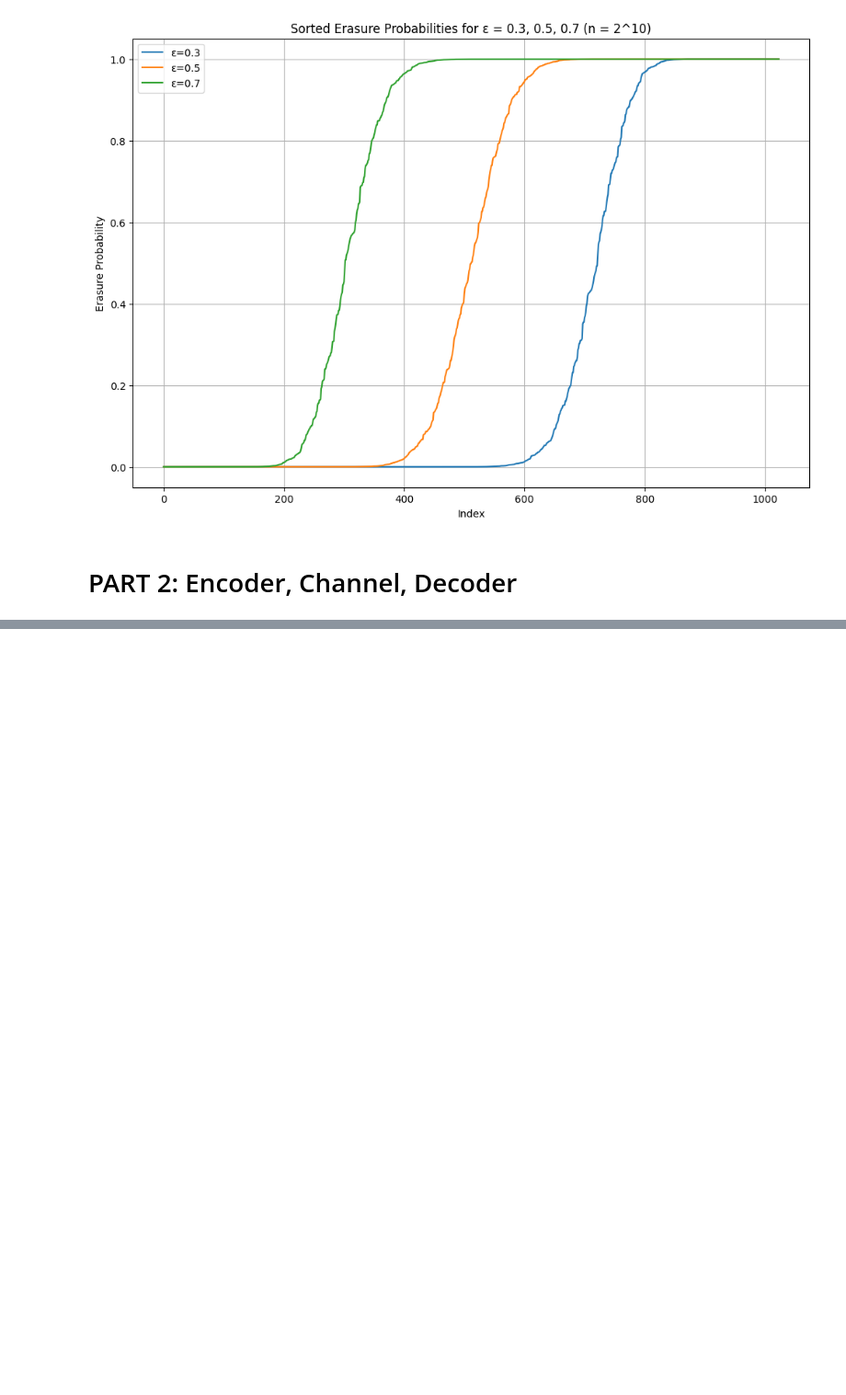
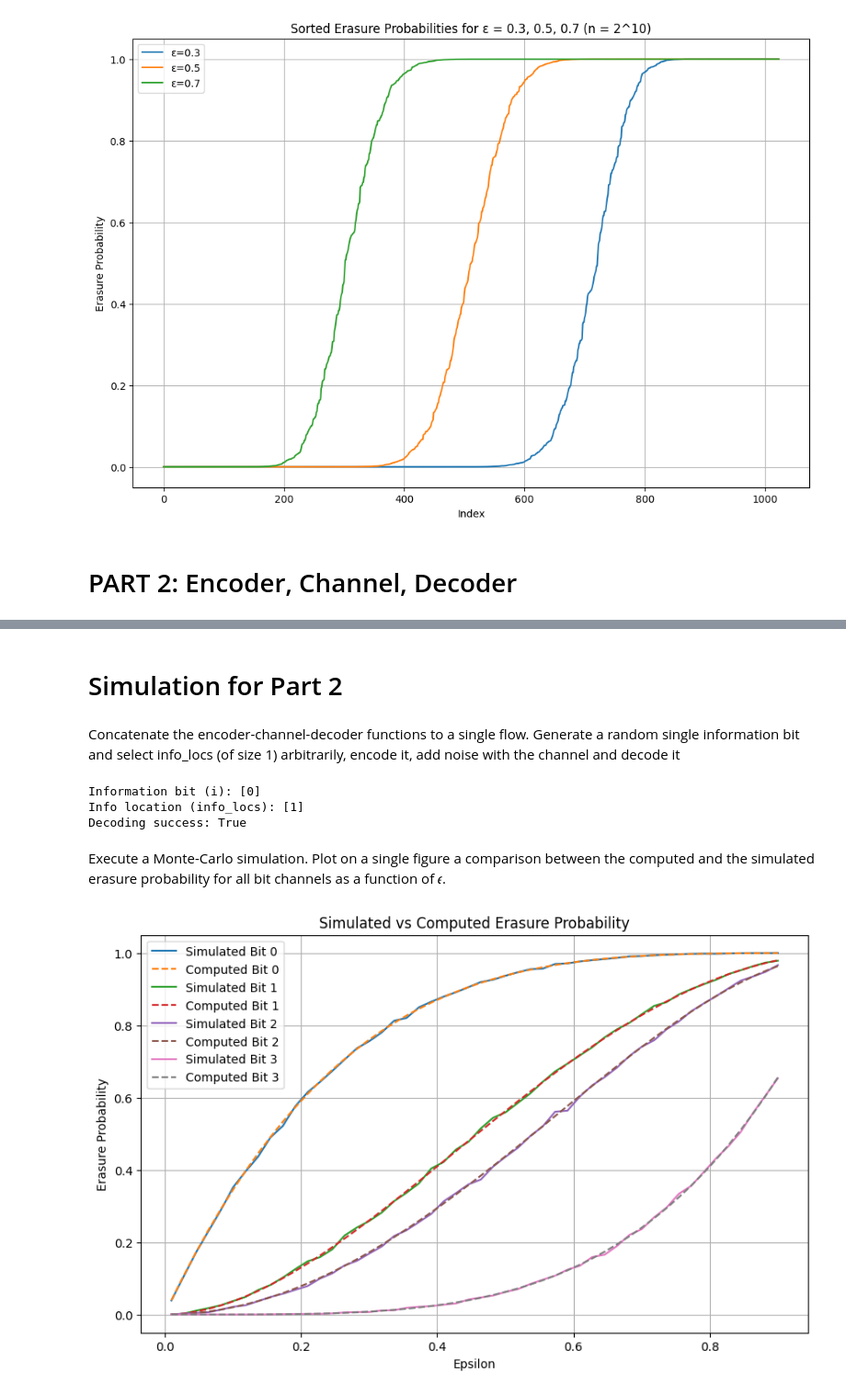
Before and after one commit to RonBartov/erasure-probabilities-and-error-correction, a Jupyter notebook: erasure_probabilities_and_error_correction.ipynb, the cells around one changed output, grey strips where cells are left out. Shown at 92% size. Cells and saved outputs as stored; diff of their text form; code cells hidden in the pictures; blank space fills up the shorter version.

Commit message:
Added first monte carlo simulation for comparison between the computed and the simulated erasure probability for all bit channels as a function of epsilon

```diff
--- a/erasure_probabilities_and_error_correction.ipynb
+++ b/erasure_probabilities_and_error_correction.ipynb
@@ -403,6 +449,3 @@ def transform_bits_array(input_array: np.ndarray) -> np.ndarray:
     output_array = encoded_array
 
     return output_array
-# %%
-a = np.array([1,-1,1,0])
-print(transform_bits_array(a))
@@ -538,0 +572,77 @@ def decoder(y: np.ndarray, info_locs: list) -> bool:
+# %% [markdown]
+# Simulation for Part 2
+# %% [markdown]
+Concatenate the encoder-channel-decoder functions to a single flow. Generate a random single
+information bit and select info_locs (of size 1) arbitrarily, encode it, add noise with the channel and
+decode it
+# %%
+# Generate a random information bit (0 or 1)
+i = [np.random.randint(0, 2)]
+
+# Select an arbitrary info location (size 1) within a length-4 codeword
+info_locs = [np.random.choice(range(4))]
+
+# Define epsilon
+eps = 0.5
+
+# Call encode_channel_decode
+decode_success = encode_channel_decode(i, info_locs, eps)
+
+# Print results
+print(f"Information bit (i): {i}")
+print(f"Info location (info_locs): {info_locs}")
+print(f"Decoding success: {decode_success}")
+# %% [output]
+Information bit (i): [0]
+Info location (info_locs): [1]
+Decoding success: True
+# %% [markdown]
+Execute a Monte-Carlo simulation. Plot on a single figure a comparison between the computed and
+the simulated erasure probability for all bit channels as a function of 𝜖.
+# %%
+# Number of Monte Carlo simulations
+num_simulations = 10000
+
+# Define a range of epsilon values
+epsilon_values = np.linspace(0.01, 0.9, 50)
+
+# Initialize arrays to store results
+simulated_erasure_probabilities = np.zeros((4, len(epsilon_values)))  # For 4 bits
+computed_erasure_probabilities = np.zeros((4, len(epsilon_values)))
+
+# Perform the Monte Carlo simulation
+for bit_index in range(4):  # Iterate over each bit channel
+    for eps_idx, eps in enumerate(epsilon_values):
+        success_count = 0
+
+        for _ in range(num_simulations):
+            # Randomly generate information bit `i`
+            i = [np.random.randint(0, 2)]
+
+            # Set info_locs to the current bit index
+            info_locs = [bit_index]
+
+            # Run encode_channel_decode
+            if encode_channel_decode(i, info_locs, eps):
+                success_count += 1
+
+        # Simulated erasure probability is 1 - success_rate
+        simulated_erasure_probabilities[bit_index, eps_idx] = 1 - (success_count / num_simulations)
+
+        # Compute theoretical erasure probability
+        computed_erasure_probabilities[bit_index, eps_idx] = computed_erasure_probability(bit_index, eps)
+
+# Plot results
+plt.figure(figsize=(10, 6))
+for bit_index in range(4):
+    plt.plot(epsilon_values, simulated_erasure_probabilities[bit_index], label=f"Simulated Bit {bit_index}")
+    plt.plot(epsilon_values, computed_erasure_probabilities[bit_index], '--', label=f"Computed Bit {bit_index}")
+
+plt.xlabel("Epsilon")
+plt.ylabel("Erasure Probability")
+plt.title("Simulated vs Computed Erasure Probability")
+plt.legend()
+plt.grid()
+plt.show()
+# %% [output]
+[figure, added]
```
Also changed, not shown: parts of 8 cells of this notebook.
